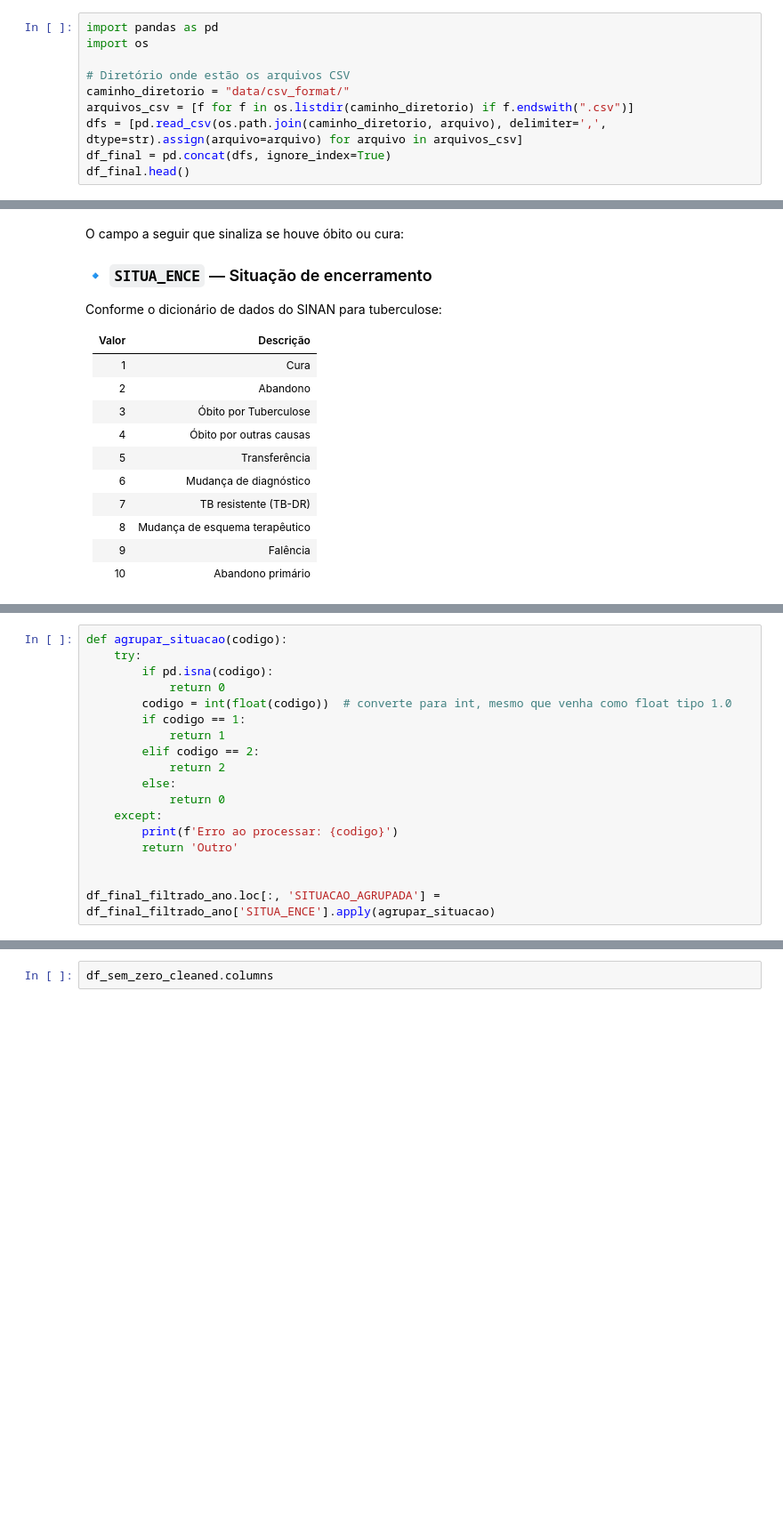
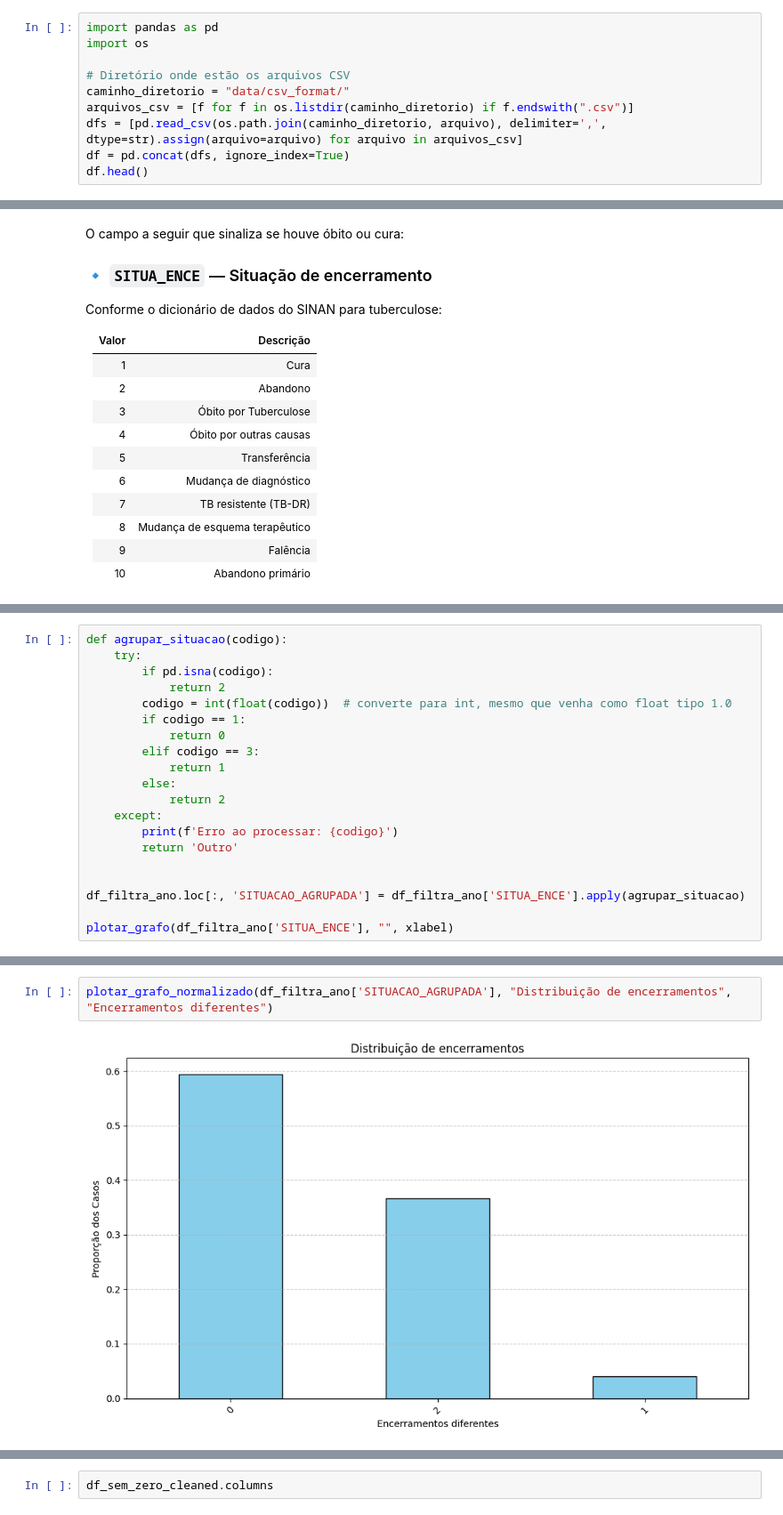
Before and after one commit to FreitasVarejo/MC853-Project, a Jupyter notebook: lab01/notebook.ipynb, the cells around one changed output, grey strips where cells are left out. Shown at 89% size. Saved outputs shown, nothing was run; the diff lists cells and outputs as text; blank space fills up the shorter version.

```diff
--- a/lab01/notebook.ipynb
+++ b/lab01/notebook.ipynb
@@ -6,8 +40,8 @@ import os
 caminho_diretorio = "data/csv_format/"
 arquivos_csv = [f for f in os.listdir(caminho_diretorio) if f.endswith(".csv")]
 dfs = [pd.read_csv(os.path.join(caminho_diretorio, arquivo), delimiter=',', dtype=str).assign(arquivo=arquivo) for arquivo in arquivos_csv]
-df_final = pd.concat(dfs, ignore_index=True)
-df_final.head()
+df = pd.concat(dfs, ignore_index=True)
+df.head()
 # %% [output]
 |  | Unnamed: 0 | TP_NOT | ID_AGRAVO | DT_NOTIFIC | NU_ANO | SG_UF_NOT | ID_MUNICIP | ID_REGIONA | DT_DIAG | ... |
 | 0 | 0 | 2 | A169 | 2001-01-04 | 2001 | 41 | 410420 | 1356 | 2001-01-04 | ... |
@@ -98,18 +98,0 @@ Name: count, dtype: int64
-# %%
-def agrupar_situacao(codigo):
-    try:
-        if pd.isna(codigo):
-            return 0
-        codigo = int(float(codigo))  # converte para int, mesmo que venha como float tipo 1.0
-        if codigo == 1:
-            return 1
-        elif codigo == 2:
-            return 2
-        else:
-            return 0
-    except:
-        print(f'Erro ao processar: {codigo}')
-        return 'Outro'
-
-
-df_final_filtrado_ano.loc[:, 'SITUACAO_AGRUPADA'] = df_final_filtrado_ano['SITUA_ENCE'].apply(agrupar_situacao)
@@ -255,0 +119,20 @@ plt.show()
+# %%
+def agrupar_situacao(codigo):
+    try:
+        if pd.isna(codigo):
+            return 2
+        codigo = int(float(codigo))  # converte para int, mesmo que venha como float tipo 1.0
+        if codigo == 1:
+            return 0
+        elif codigo == 3:
+            return 1
+        else:
+            return 2
+    except:
+        print(f'Erro ao processar: {codigo}')
+        return 'Outro'
+
+
+df_filtra_ano.loc[:, 'SITUACAO_AGRUPADA'] = df_filtra_ano['SITUA_ENCE'].apply(agrupar_situacao)
+
+plotar_grafo(df_filtra_ano['SITUA_ENCE'], "", xlabel)
@@ -255,0 +145,4 @@ plt.show()
+# %%
+plotar_grafo_normalizado(df_filtra_ano['SITUACAO_AGRUPADA'], "Distribuição de encerramentos", "Encerramentos diferentes")
+# %% [output]
+[figure, added]
```
Also changed, not shown: parts of 61 cells of this notebook, 2 other files.
